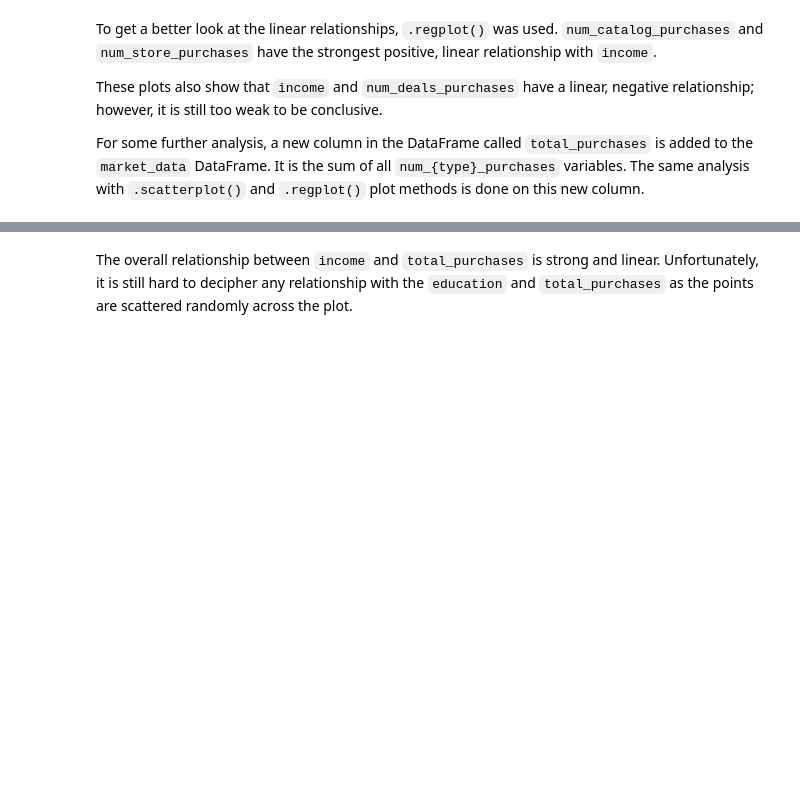
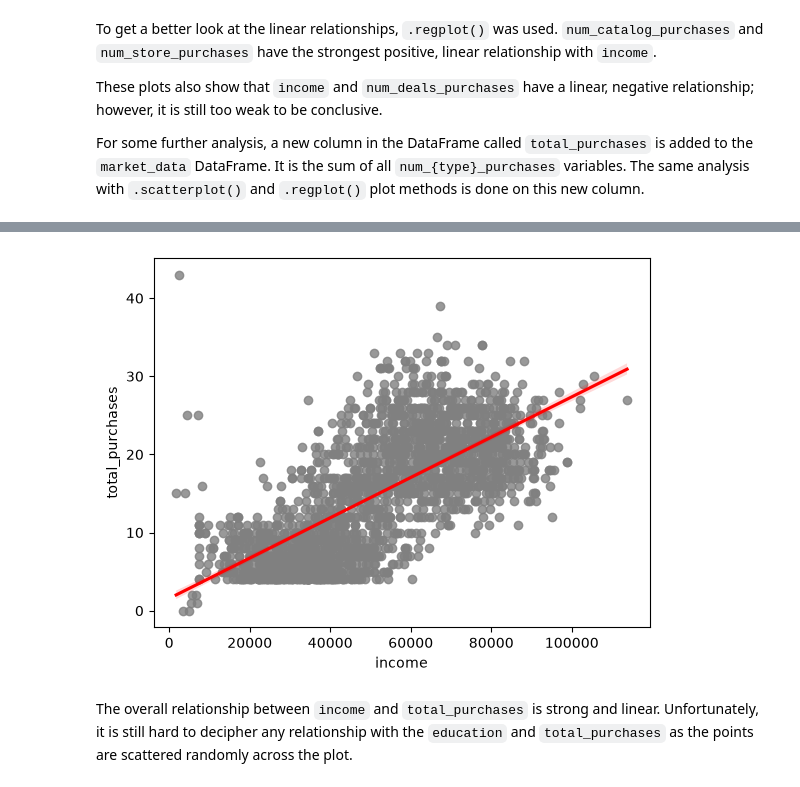
Before and after one commit to e-elikem/market-analysis, a Jupyter notebook: market-analysis.ipynb, the cells around one changed output, grey strips where cells are left out. Saved outputs shown, nothing was run; the diff lists cells and outputs as text; code cells hidden in the pictures; blank space fills up the shorter version.

```diff
--- a/market-analysis.ipynb
+++ b/market-analysis.ipynb
@@ -422,6 +417,6 @@ plt.show()
 plt.figure()
 # regression plot of total_purchases vs income
 sns.regplot(y=market_data["total_purchases"], x=market_data["income"],
-            scatter_kws={"color": "black"}, line_kws={"color": "red"})
+            scatter_kws={"color": "gray"}, line_kws={"color": "red"})
 plt.show()
 # %% [output]
@@ -430,3 +423,4 @@ plt.show()
+[figure, added]
 # %% [markdown]
 The overall relationship between `income` and `total_purchases` is strong and linear. Unfortunately, it is still hard to decipher any relationship with the `education` and `total_purchases` as the points are scattered randomly across the plot.
 # %% [markdown]
```
Also changed, not shown: parts of 17 cells of this notebook.
